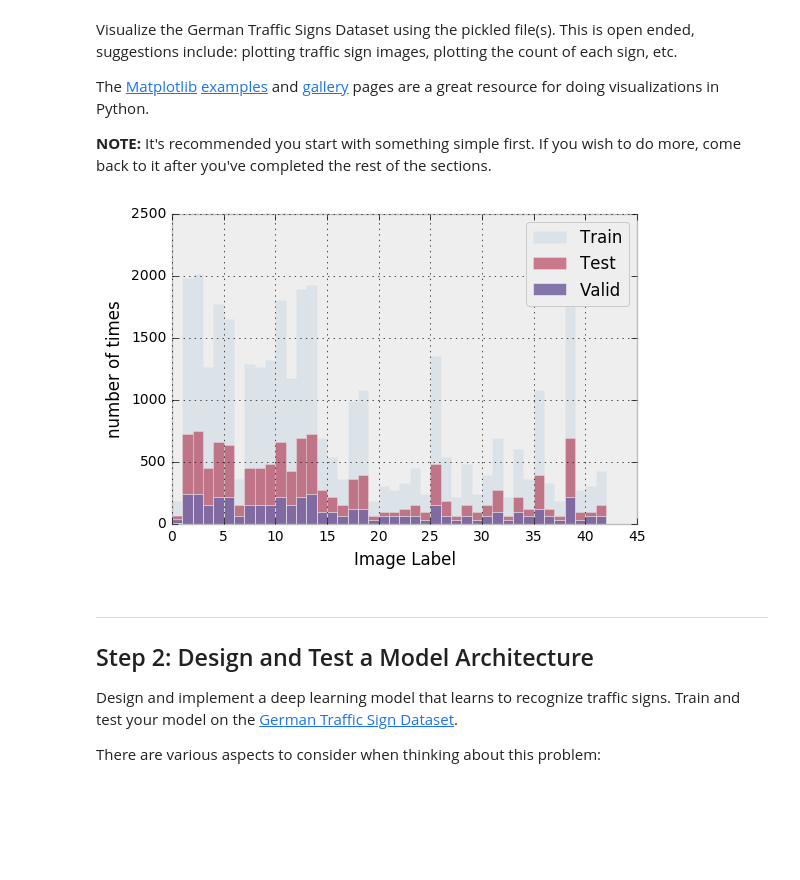
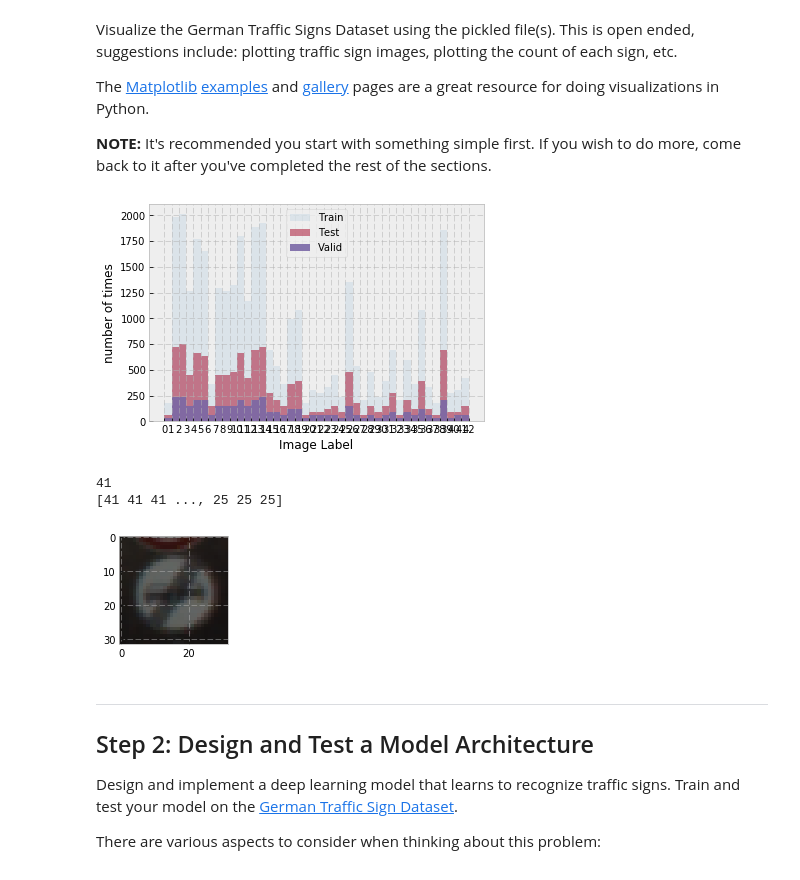
Before and after one commit to azizahmedkhan/azizsdcn, a Jupyter notebook: TrafficSignClassifier/Traffic_Sign_Classifier.ipynb, the cells around one changed output. Drawn from its saved outputs; the diff is of its cells as text; code cells hidden in the pictures; blank space fills up the shorter version.

```diff
--- a/TrafficSignClassifier/Traffic_Sign_Classifier.ipynb
+++ b/TrafficSignClassifier/Traffic_Sign_Classifier.ipynb
@@ -23,7 +23,10 @@ The [rubric](https://review.udacity.com/#!/rubrics/481/view) contains "Stand Out
 # Load pickled data
 import pickle
 import numpy as np
+import matplotlib.pyplot as plt
+import random
 
+%matplotlib inline
 # TODO: Fill this in based on where you saved the training and testing data
 
 training_file = "traffic-signs-data/train.p"
@@ -36,10 +39,9 @@ with open(validation_file, mode='rb') as f:
     valid = pickle.load(f)
 with open(testing_file, mode='rb') as f:
     test = pickle.load(f)
-
-X_train, y_train = train['features'], train['labels']
-X_valid, y_valid = valid['features'], valid['labels']
-X_test, y_test = test['features'], test['labels']
+x_train, y_train = train['features'], train['labels']
+x_valid, y_valid = valid['features'], valid['labels']
+x_test, y_test = test['features'], test['labels']
 # %% [markdown]
 ---
 
@@ -91,27 +96,43 @@ The [Matplotlib](http://matplotlib.org/) [examples](http://matplotlib.org/exampl
 # %%
 ### Data exploration visualization code goes here.
 ### Feel free to use as many code cells as needed.
 import matplotlib.pyplot as plt
 # Visualizations will be shown in the notebook.
 %matplotlib inline
 # I can visualize how much a lable appear in a dataset.
 #Also I can show how much label diversity in testing and validation sets are.
 #from numpy.random import beta
 import matplotlib.pyplot as plt
 
 plt.style.use('bmh')
 plt.xlabel("Image Label")
 plt.ylabel("number of times")
 
 #hist(x, bins=None, range=None, normed=False, weights=None, cumulative=False, bottom=None, histtype='bar', align='mid',
 #     orientation='vertical', rwidth=None, log=False, color=None, label=None, stacked=False, hold=None, data=None, **kwargs)¶
 plt.hist(y_train, label= "Train", alpha=0.1, bins = n_classes)
 plt.hist(y_test, label= "Test", alpha=0.5, bins = n_classes)
 plt.hist(y_valid, label= "Valid", alpha=0.9, bins = n_classes)
+figSize = plt.rcParams["figure.figsize"]
+figSize[0] = 8.0
+figSize[1] = 4.0
+plt.rcParams["figure.figsize"] = figSize
+plt.xticks(n_classes)
 plt.legend()
 plt.show()
 # %% [output]
-[figure, old version]
+[figure, new version]
+# %%
+# to view how the image look like
+plt.figure(figsize=(2,2))
+plt.imshow(x_train[0])
+print(y_train[0])
+plt.imshow(x_train[21])
+print(y_train)
+# %% [output]
+41
+[41 41 41 ..., 25 25 25]
+[figure, added]
 # %% [markdown]
 ----
 
```
Also changed, not shown: parts of 3 cells of this notebook, 5 other files.
